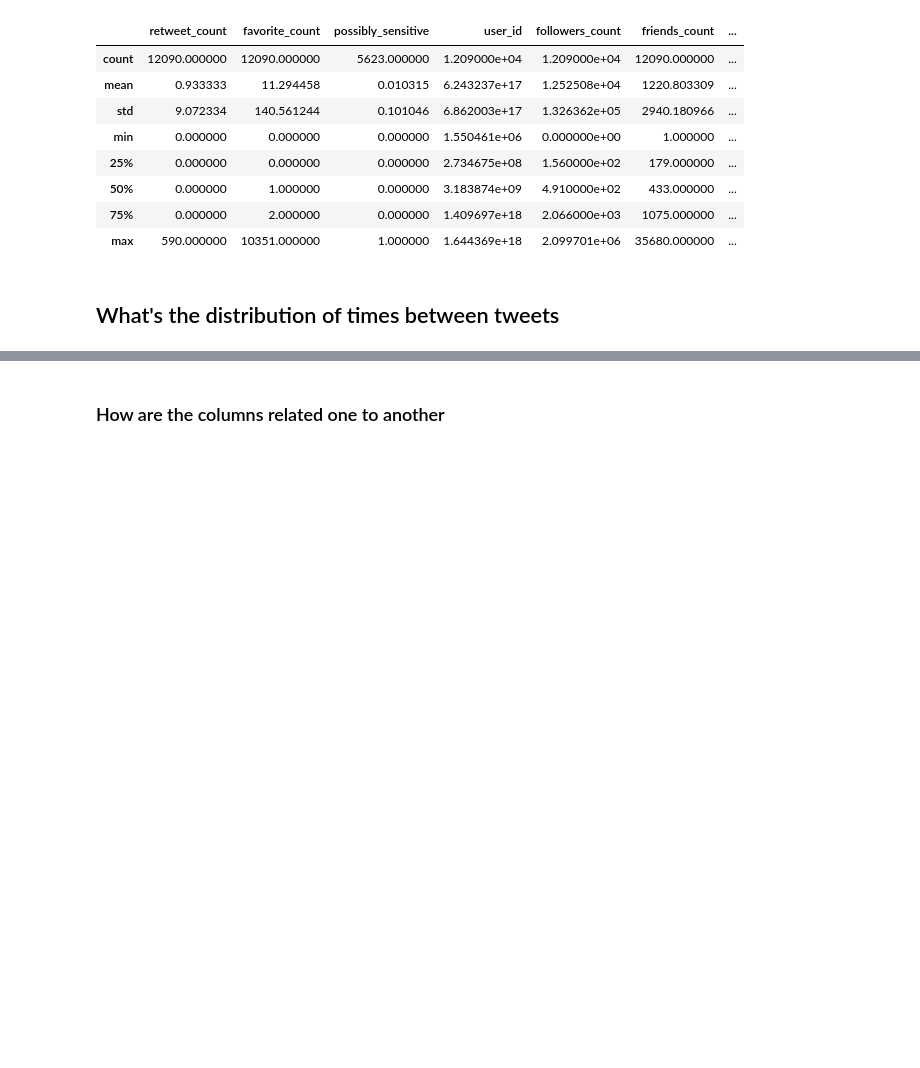
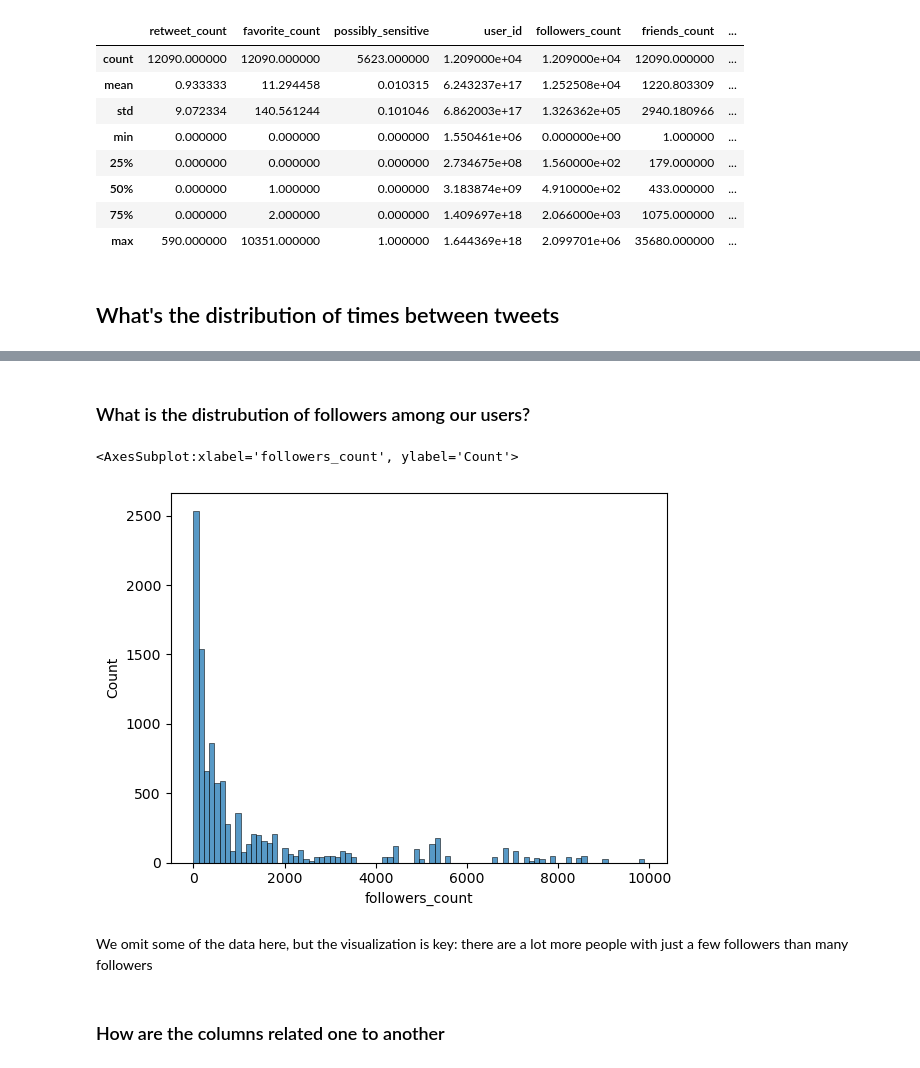
Before and after one commit to jakeat555/CS5850-Final-Project, a Jupyter notebook: DataSummarizationAndVisualization.ipynb, the cells around one changed output, grey strips where cells are left out. Saved outputs shown, nothing was run; the diff lists cells and outputs as text; code cells hidden in the pictures; blank space fills up the shorter version.

```diff
--- a/DataSummarizationAndVisualization.ipynb
+++ b/DataSummarizationAndVisualization.ipynb
@@ -99,3 +103,12 @@ So we can see that more than 50% of the tweets happen within a week of the previ
+# %% [markdown]
+### What is the distrubution of followers among our users?
+# %%
+sns.histplot(data=df1.query('followers_count < 10000'),x='followers_count')
+# %% [output]
+<AxesSubplot:xlabel='followers_count', ylabel='Count'>
+[figure, added]
+# %% [markdown]
+We omit some of the data here, but the visualization is key: there are a lot more people with just a few followers than many followers
 # %% [markdown]
 ### How are the columns related one to another
 # %%
```
Also changed, not shown: parts of 7 cells of this notebook, 9 other files.
